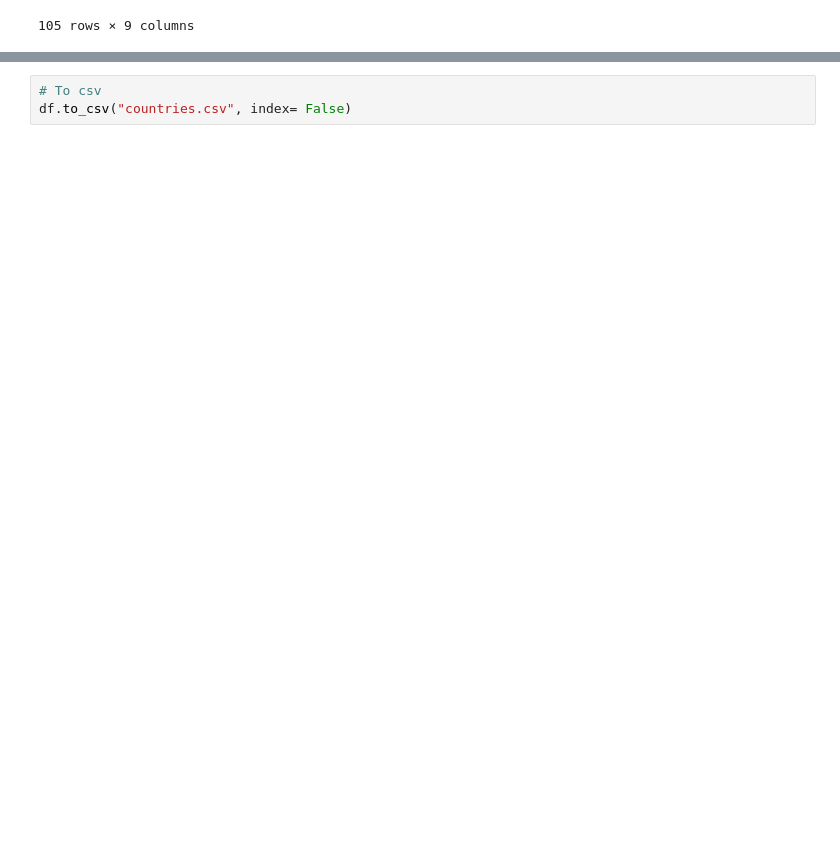
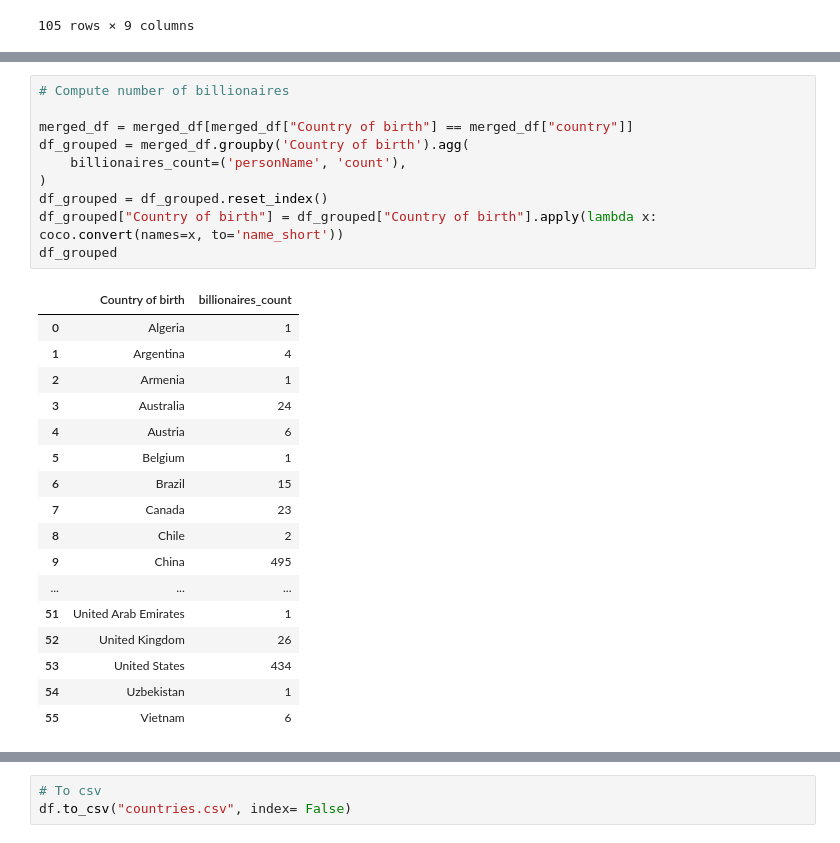
Before and after one commit to saraborello/billionaire-country-hotspots, a Jupyter notebook: data_processing.ipynb, the cells around one changed output, grey strips where cells are left out. Drawn from its saved outputs; the diff is of its cells as text; blank space fills up the shorter version.

```diff
--- a/data_processing.ipynb
+++ b/data_processing.ipynb
@@ -304,0 +329,28 @@ df
+# %%
+# Compute number of billionaires
+
+merged_df = merged_df[merged_df["Country of birth"] == merged_df["country"]]
+df_grouped = merged_df.groupby('Country of birth').agg(
+    billionaires_count=('personName', 'count'),
+)
+df_grouped = df_grouped.reset_index()
+df_grouped["Country of birth"] = df_grouped["Country of birth"].apply(lambda x: coco.convert(names=x, to='name_short'))
+df_grouped
+# %% [output]
+|  | Country of birth | billionaires_count |
+| 0 | Algeria | 1 |
+| 1 | Argentina | 4 |
+| 2 | Armenia | 1 |
+| 3 | Australia | 24 |
+| 4 | Austria | 6 |
+| 5 | Belgium | 1 |
+| 6 | Brazil | 15 |
+| 7 | Canada | 23 |
+| 8 | Chile | 2 |
+| 9 | China | 495 |
+| ... | ... | ... |
+| 51 | United Arab Emirates | 1 |
+| 52 | United Kingdom | 26 |
+| 53 | United States | 434 |
+| 54 | Uzbekistan | 1 |
+| 55 | Vietnam | 6 |
```
Also changed, not shown: parts of 8 cells of this notebook, 2 other files.
